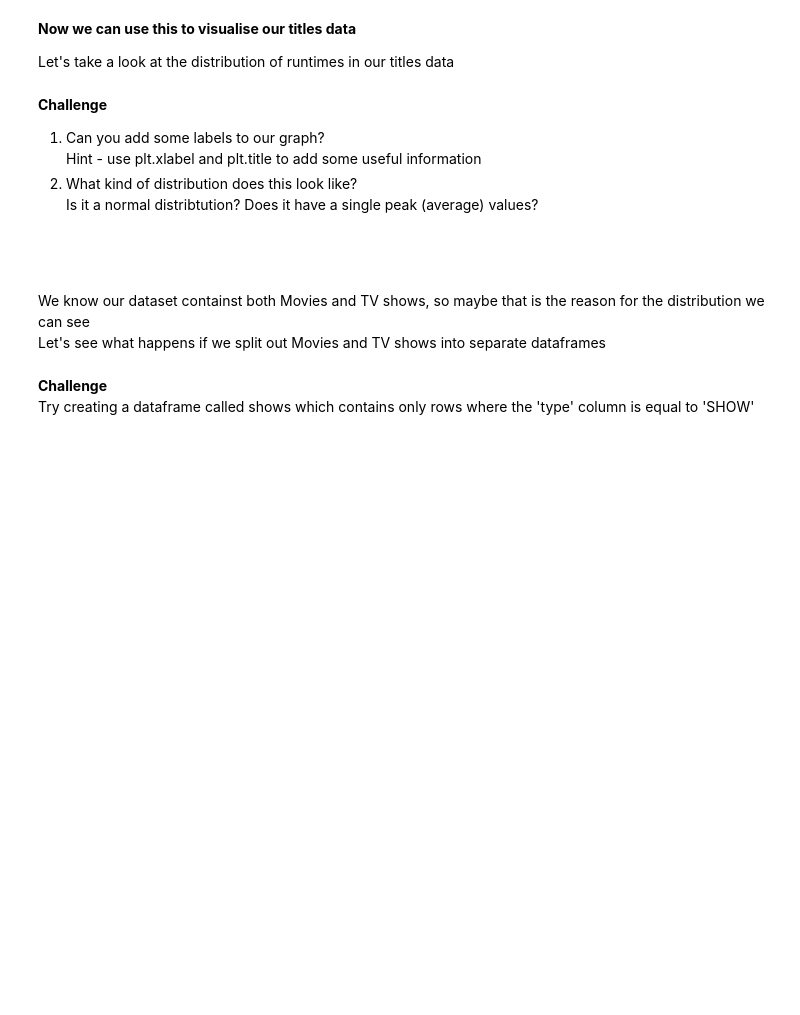
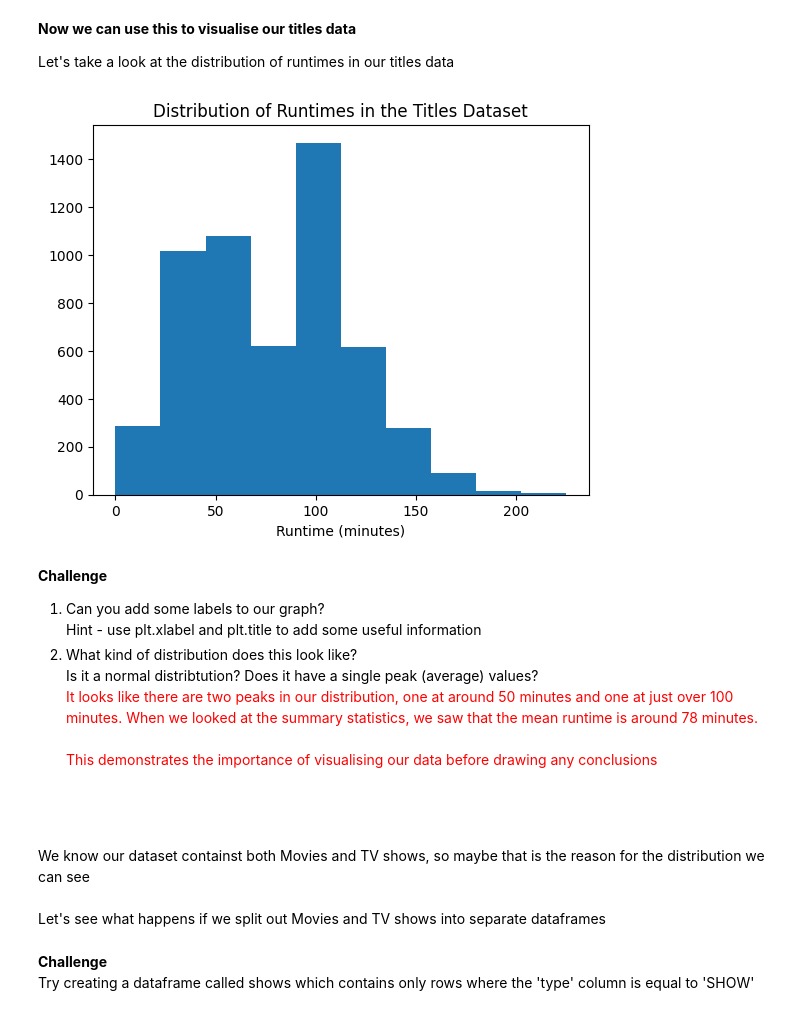
Before and after one commit to s1717837/CodeClub, a Jupyter notebook: Workshop 1 Solutions.ipynb, the cells around one changed output. Cells and saved outputs as stored; diff of their text form; code cells hidden in the pictures; blank space fills up the shorter version.

```diff
--- a/Code Club 3.ipynb
+++ b/Workshop 1 Solutions.ipynb
@@ -104,7 +131,7 @@ EOF stands for 'End of File', which means that python was expecting something el
 # %%
 # First, let's create a dataframe using the 'titles.csv' dataset
 # We use pd.read_csv(): a function to read a comma-separated values (csv) file into DataFrame.
-titles = pd.read_csv('titles.csv')
+titles = pd.read_csv('data/titles.csv')
 # %%
 # Now we have loaded our DataFrame called 'titles', we can apply functions to it using titles.function_name()
 # Let's use the head() function to look at the first few rows
@@ -212,20 +382,22 @@ plt.show()
 Let's take a look at the distribution of runtimes in our titles data
 # %%
 plt.hist(titles['runtime'])
+plt.xlabel('Runtime (minutes)')
+plt.title('Distribution of Runtimes in the Titles Dataset')
 plt.show()
+# %% [output]
+[figure, added]
 # %% [markdown]
 **Challenge**<br>
 1. Can you add some labels to our graph?<br>
     Hint - use plt.xlabel and plt.title to add some useful information
 2. What kind of distribution does this look like?<br>
     Is it a normal distribtution?
-    Does it have a single peak (average) values?
-
-
-
+    Does it have a single peak (average) values?<br>
+    <span style = 'color: red;'> It looks like there are two peaks in our distribution, one at around 50 minutes and one at just over 100 minutes. When we looked at the summary statistics, we saw that the mean runtime is around 78 minutes.<br><br>This demonstrates the importance of visualising our data before drawing any conclusions </span>
 
 <br><br>
-We know our dataset containst both Movies and TV shows, so maybe that is the reason for the distribution we can see<br>
+We know our dataset containst both Movies and TV shows, so maybe that is the reason for the distribution we can see<br><br>
 Let's see what happens if we split out Movies and TV shows into separate dataframes
 # %%
 # We use the loc function to look for rows where the 'type' column is equal (==) to 'MOVIE'
```
Also changed, not shown: parts of 61 cells of this notebook, 8 other files.
